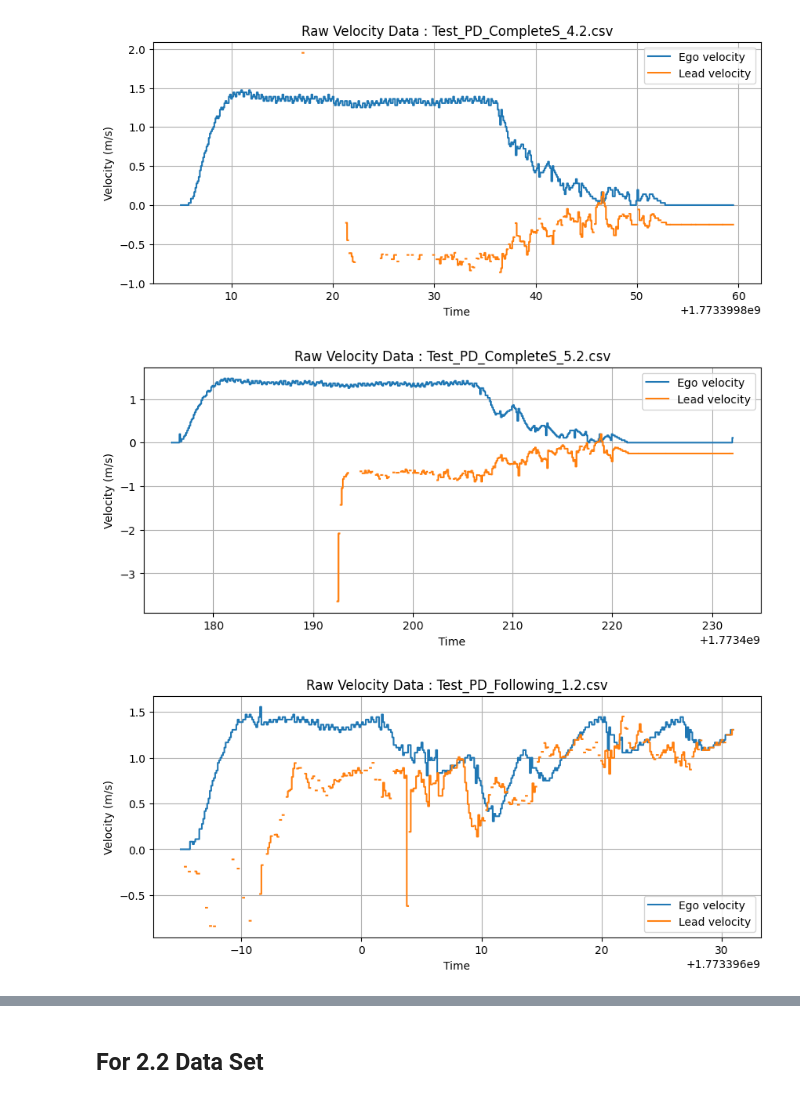
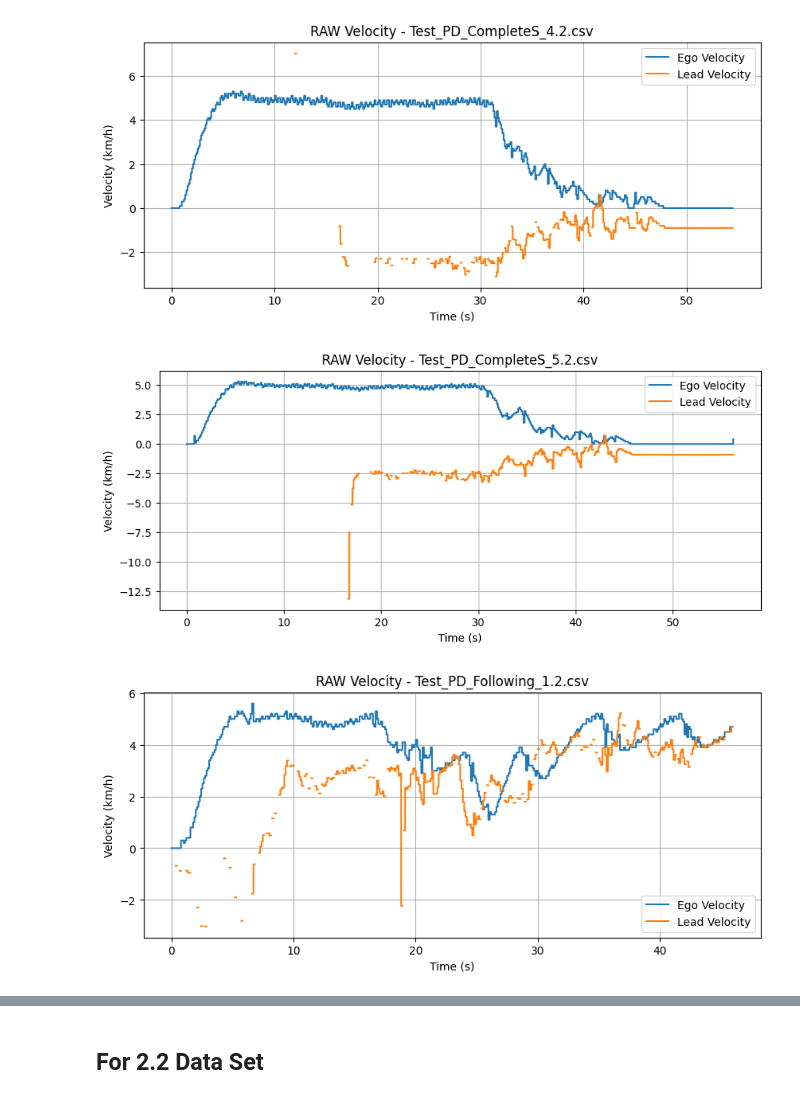
Before and after one commit to Santhosh4888/Adaptive-Cruise-Control, a Jupyter notebook: 9_Vehicle_Testing_Results/Testing_Using_Radar/March13_2026/ACC_Radar_Mar13/plotting.ipynb, the cells around one changed output, grey strips where cells are left out. Cells and saved outputs as stored; diff of their text form; code cells hidden in the pictures.

Commit message:
Preprocesing is done, now plotting. The following files were modified:

```diff
--- a/9_Vehicle_Testing_Results/Testing_Using_Radar/March13_2026/ACC_Radar_Mar13/plotting.ipynb
+++ b/9_Vehicle_Testing_Results/Testing_Using_Radar/March13_2026/ACC_Radar_Mar13/plotting.ipynb
@@ -29,0 +63,12 @@ Loaded: Test_PD_Following_1.2.csv
+# %%
+# -------- PATH --------
+data_dir = os.path.join(os.getcwd(), "processed_csv")
+
+csv_files = [os.path.join(data_dir, f) for f in os.listdir(data_dir) if f.endswith(".csv")]
+
+print("Files loaded:")
+for f in csv_files:
+    print(f)
+
+# -------- LOAD --------
+dataframes = [pd.read_csv(f) for f in csv_files]
@@ -29,0 +83,5 @@ Loaded: Test_PD_Following_1.2.csv
+# %%
+for i, df in enumerate(dataframes):
+    print(f"\nDataset {i+1}")
+    print(df.head())
+    print(df.describe())
@@ -30,20 +106,18 @@ Loaded: Test_PD_Following_1.2.csv
 # %%
-for name, df in datasets.items():
-
-    time = df["ros_time"]
+for i, df in enumerate(dataframes):
 
     plt.figure(figsize=(10,4))
 
-    plt.plot(time, df["ego_velocity"], label="Ego velocity")
+    plt.plot(df["time_sec"], df["ego_velocity_kmph"], label="Ego Velocity")
 
-    if "lead_velocity" in df.columns:
-        plt.plot(time, df["lead_velocity"], label="Lead velocity")
+    if "lead_velocity_kmph" in df:
+        plt.plot(df["time_sec"], df["lead_velocity_kmph"], label="Lead Velocity")
 
-    plt.title(f"Raw Velocity Data : {name}")
-    plt.xlabel("Time")
-    plt.ylabel("Velocity (m/s)")
+    plt.title(f"RAW Velocity - {filenames[i]}")
+    plt.xlabel("Time (s)")
+    plt.ylabel("Velocity (km/h)")
+    plt.legend()
     plt.grid()
-    plt.legend()
 
     plt.show()
 # %% [output]
@@ -53,3 +127,3 @@ for name, df in datasets.items():
-[figure, old version]
+[figure, new version]
-[figure, old version]
+[figure, new version]
-[figure, old version]
+[figure, new version]
```
Also changed, not shown: parts of 13 cells of this notebook, 13 other files.
